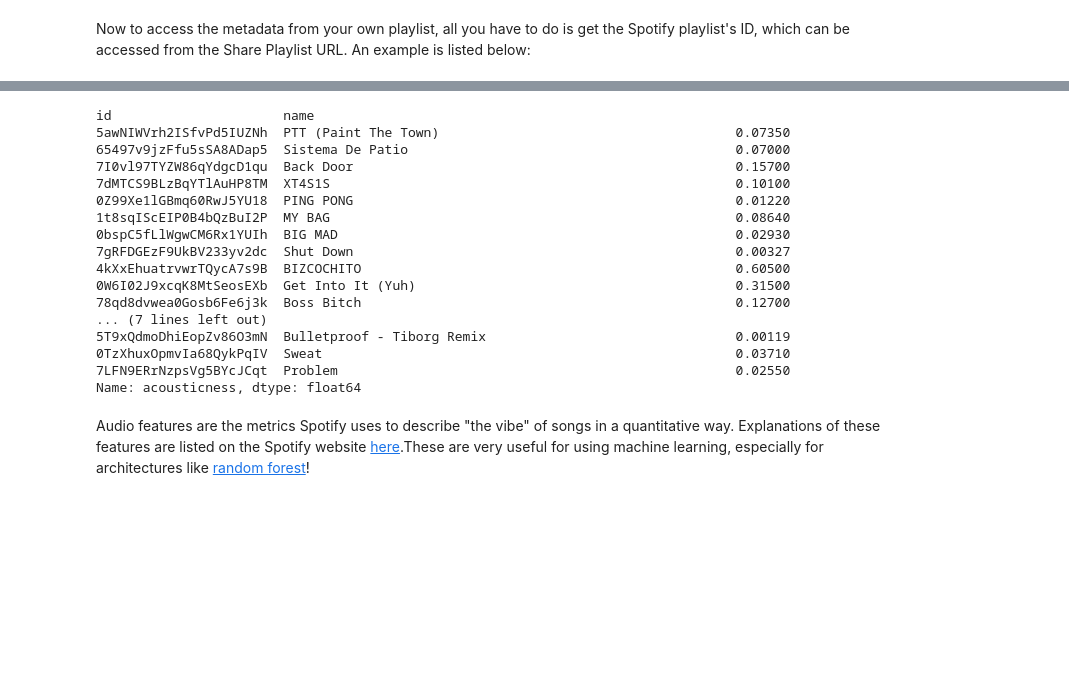
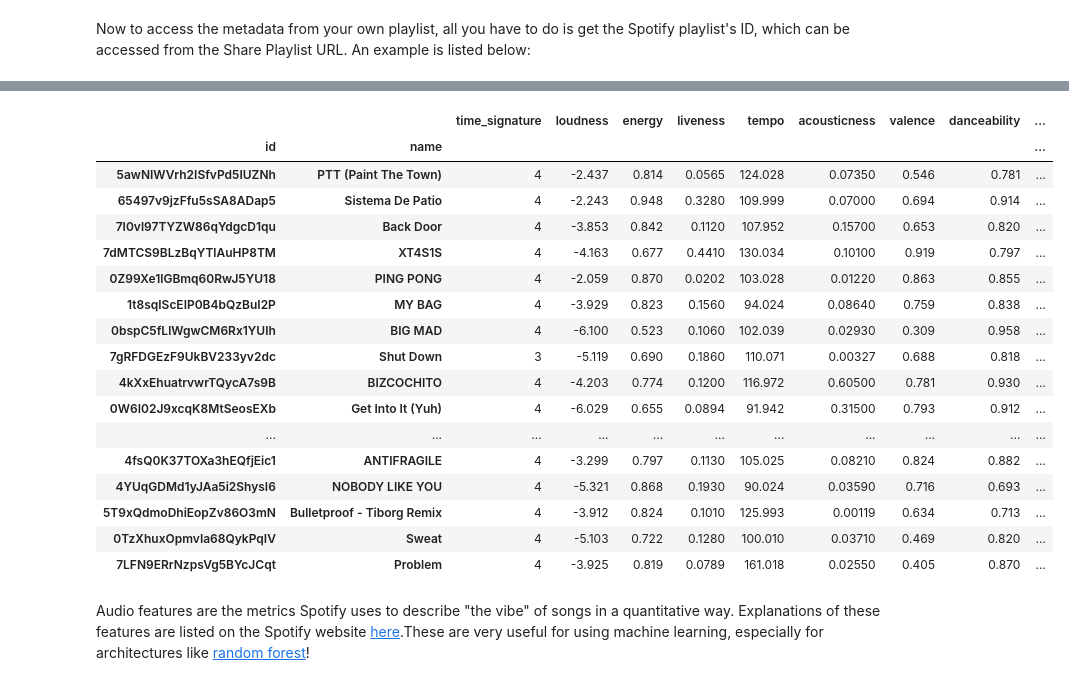
Before and after one commit to ap-uchi/spotify_recs, a Jupyter notebook: 0_read_files.ipynb, the cells around one changed output, grey strips where cells are left out. Saved outputs shown, nothing was run; the diff lists cells and outputs as text; code cells hidden in the pictures; blank space fills up the shorter version.

```diff
--- a/0_read_files.ipynb
+++ b/0_read_files.ipynb
@@ -34,12 +34,14 @@ sp = spotipy.Spotify(client_credentials_manager=client_credentials_manager)
 This class puts all of the information extracted by a `spotipy.playlist` into a more machine learning-friendly format, namely the `ml_data` and `ml_audio_features` attributes. All you have to do is create a `Playlist` instance, initializing it with the Spotify playlist URL.
 # %%
 class Playlist():
+    '''Access all audio features of a Spotify playlist in an machine-learning
+    friendly format.'''
 
     def __init__(self, playlist_id):
         ## Get track metadata
         self.playlist = sp.playlist(playlist_id=playlist_id)
         self.raw_tracks = self.playlist['tracks']['items']
-        self.track_attribute_labels = self.raw_tracks[0]['track'].keys()
+        self.track_attribute_labels = list(self.raw_tracks[0]['track'].keys())
         self.length = len(self.raw_tracks)
 
         ## All useful information
@@ -54,16 +56,22 @@ class Playlist():
         ## Machine Learning-friendly formatting
         self.data = pd.DataFrame(index=[self.track_ids, self.track_names],
                                  data=self.audio_features)
+        self.data = self.data.sort_index(axis='columns')
         self.data.columns = self.data.columns.str.strip()
         self.data.index.names = ['id', 'name']
+        self.data['like'] = np.nan
         self.audio_feature_labels = self.data.columns
 
         ## ML specifically (e.g. random forest)
-        # initialize likes to None
-        self.data['like'] = np.nan
         self.ml_feature_labels = list(set(self.audio_feature_labels)-\
-                {'type', 'id', 'uri', 'track_href', 'analysis_url'})
-        self.ml_data = self.data[self.ml_feature_labels + ['like']]
+                {'type','id','uri','track_href','analysis_url','like'})
+        # X
+        self.ml_data = self.data[self.ml_feature_labels].sort_index(
+                                                        axis='columns')
+        # y, or "likes". Initialize to None
+        self.ml_likes = pd.DataFrame(index=self.ml_data.index,
+                                     columns=['like'],
+                                     data=[np.nan]*self.length)
 
     def get_info(self, info_tag:str):
         '''Unnest information from raw_tracks dict.'''
@@ -84,7 +92,7 @@ class Playlist():
                 not (isinstance(like_labels, dict) or
                      isinstance(like_labels, pd.Series)):
                 # A list-like object of ordered like values
-                self.data.loc[:,'like'] = like_labels
+                self.ml_likes.loc[:,'like'] = like_labels
             elif type(like_labels) in {dict, pd.Series}:
                 # Set the like value of specific songs
                 if isinstance(like_labels, dict):
@@ -95,15 +103,16 @@ class Playlist():
                     vals = like_labels
                 try:
                     self.data.loc[keys, 'like'] = vals
-                    self.ml_data.loc[keys, 'like'] = vals
+                    self.ml_likes.loc[keys, 'like'] = vals
                 except KeyError:
-                    print(f"Specified songs don't exist in playlist. Like status not set.")
+                    print(f"Specified songs don't exist in playlist. "+
+                          "Like status not set.")
 
         elif isinstance(like_labels, int):
             # Set all like values of playlist to one number
-            likes = [like_labels]*self.data.shape[0]
+            likes = [int(like_labels)]*self.data.shape[0]
             self.data.loc[:,'like'] = likes
-            self.ml_data.loc[:,'like'] = likes
+            self.ml_likes.loc[:,'like'] = likes
 # %% [markdown]
 Now to access the metadata from your own playlist, all you have to do is get the Spotify playlist's ID, which can be accessed from the Share Playlist URL. An example is listed below:
 # %%
@@ -132,23 +124,24 @@ rb_playlist.ml_feature_labels + ['like']
 # %%
-rb_playlist.ml_data['acousticness']
+rb_playlist.ml_data
 # %% [output]
-id                      name
-5awNIWVrh2ISfvPd5IUZNh  PTT (Paint The Town)                                      0.07350
-65497v9jzFfu5sSA8ADap5  Sistema De Patio                                          0.07000
-7I0vl97TYZW86qYdgcD1qu  Back Door                                                 0.15700
-7dMTCS9BLzBqYTlAuHP8TM  XT4S1S                                                    0.10100
-0Z99Xe1lGBmq60RwJ5YU18  PING PONG                                                 0.01220
-1t8sqIScEIP0B4bQzBuI2P  MY BAG                                                    0.08640
-0bspC5fLlWgwCM6Rx1YUIh  BIG MAD                                                   0.02930
-7gRFDGEzF9UkBV233yv2dc  Shut Down                                                 0.00327
-4kXxEhuatrvwrTQycA7s9B  BIZCOCHITO                                                0.60500
-0W6I02J9xcqK8MtSeosEXb  Get Into It (Yuh)                                         0.31500
-78qd8dvwea0Gosb6Fe6j3k  Boss Bitch                                                0.12700
-... (7 lines left out)
-5T9xQdmoDhiEopZv86O3mN  Bulletproof - Tiborg Remix                                0.00119
-0TzXhuxOpmvIa68QykPqIV  Sweat                                                     0.03710
-7LFN9ERrNzpsVg5BYcJCqt  Problem                                                   0.02550
-Name: acousticness, dtype: float64
+|  |  | time_signature | loudness | energy | liveness | tempo | acousticness | valence | danceability | ... |
+| id | name |  |  |  |  |  |  |  |  | ... |
+| 5awNIWVrh2ISfvPd5IUZNh | PTT (Paint The Town) | 4 | -2.437 | 0.814 | 0.0565 | 124.028 | 0.07350 | 0.546 | 0.781 | ... |
+| 65497v9jzFfu5sSA8ADap5 | Sistema De Patio | 4 | -2.243 | 0.948 | 0.3280 | 109.999 | 0.07000 | 0.694 | 0.914 | ... |
+| 7I0vl97TYZW86qYdgcD1qu | Back Door | 4 | -3.853 | 0.842 | 0.1120 | 107.952 | 0.15700 | 0.653 | 0.820 | ... |
+| 7dMTCS9BLzBqYTlAuHP8TM | XT4S1S | 4 | -4.163 | 0.677 | 0.4410 | 130.034 | 0.10100 | 0.919 | 0.797 | ... |
+| 0Z99Xe1lGBmq60RwJ5YU18 | PING PONG | 4 | -2.059 | 0.870 | 0.0202 | 103.028 | 0.01220 | 0.863 | 0.855 | ... |
+| 1t8sqIScEIP0B4bQzBuI2P | MY BAG | 4 | -3.929 | 0.823 | 0.1560 | 94.024 | 0.08640 | 0.759 | 0.838 | ... |
+| 0bspC5fLlWgwCM6Rx1YUIh | BIG MAD | 4 | -6.100 | 0.523 | 0.1060 | 102.039 | 0.02930 | 0.309 | 0.958 | ... |
+| 7gRFDGEzF9UkBV233yv2dc | Shut Down | 3 | -5.119 | 0.690 | 0.1860 | 110.071 | 0.00327 | 0.688 | 0.818 | ... |
+| 4kXxEhuatrvwrTQycA7s9B | BIZCOCHITO | 4 | -4.203 | 0.774 | 0.1200 | 116.972 | 0.60500 | 0.781 | 0.930 | ... |
+| 0W6I02J9xcqK8MtSeosEXb | Get Into It (Yuh) | 4 | -6.029 | 0.655 | 0.0894 | 91.942 | 0.31500 | 0.793 | 0.912 | ... |
+| ... | ... | ... | ... | ... | ... | ... | ... | ... | ... | ... |
+| 4fsQ0K37TOXa3hEQfjEic1 | ANTIFRAGILE | 4 | -3.299 | 0.797 | 0.1130 | 105.025 | 0.08210 | 0.824 | 0.882 | ... |
+| 4YUqGDMd1yJAa5i2ShysI6 | NOBODY LIKE YOU | 4 | -5.321 | 0.868 | 0.1930 | 90.024 | 0.03590 | 0.716 | 0.693 | ... |
+| 5T9xQdmoDhiEopZv86O3mN | Bulletproof - Tiborg Remix | 4 | -3.912 | 0.824 | 0.1010 | 125.993 | 0.00119 | 0.634 | 0.713 | ... |
+| 0TzXhuxOpmvIa68QykPqIV | Sweat | 4 | -5.103 | 0.722 | 0.1280 | 100.010 | 0.03710 | 0.469 | 0.820 | ... |
+| 7LFN9ERrNzpsVg5BYcJCqt | Problem | 4 | -3.925 | 0.819 | 0.0789 | 161.018 | 0.02550 | 0.405 | 0.870 | ... |
 # %% [markdown]
 Audio features are the metrics Spotify uses to describe "the vibe" of songs in a quantitative way. Explanations of these features are listed on the Spotify website [here](https://developer.spotify.com/documentation/web-api/reference/get-several-audio-features).These are very useful for using machine learning, especially for architectures like [random forest](https://towardsdatascience.com/understanding-random-forest-58381e0602d2)!
 # %% [markdown]
```
Also changed, not shown: parts of 3 cells of this notebook, 2 other files.
